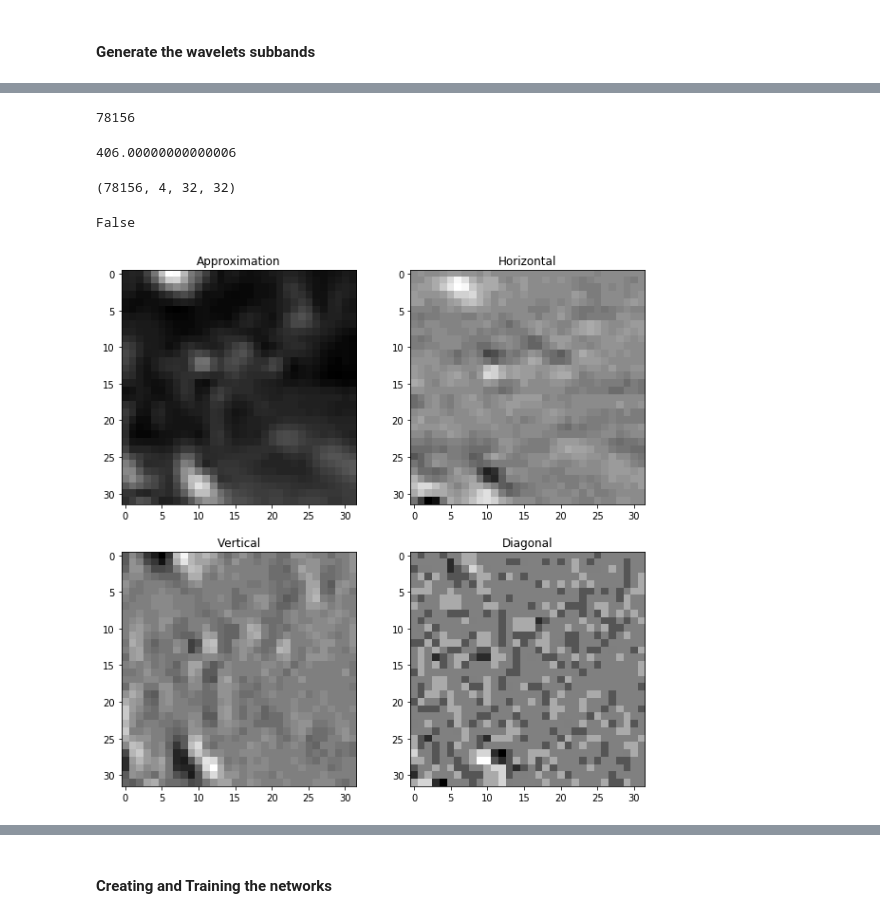
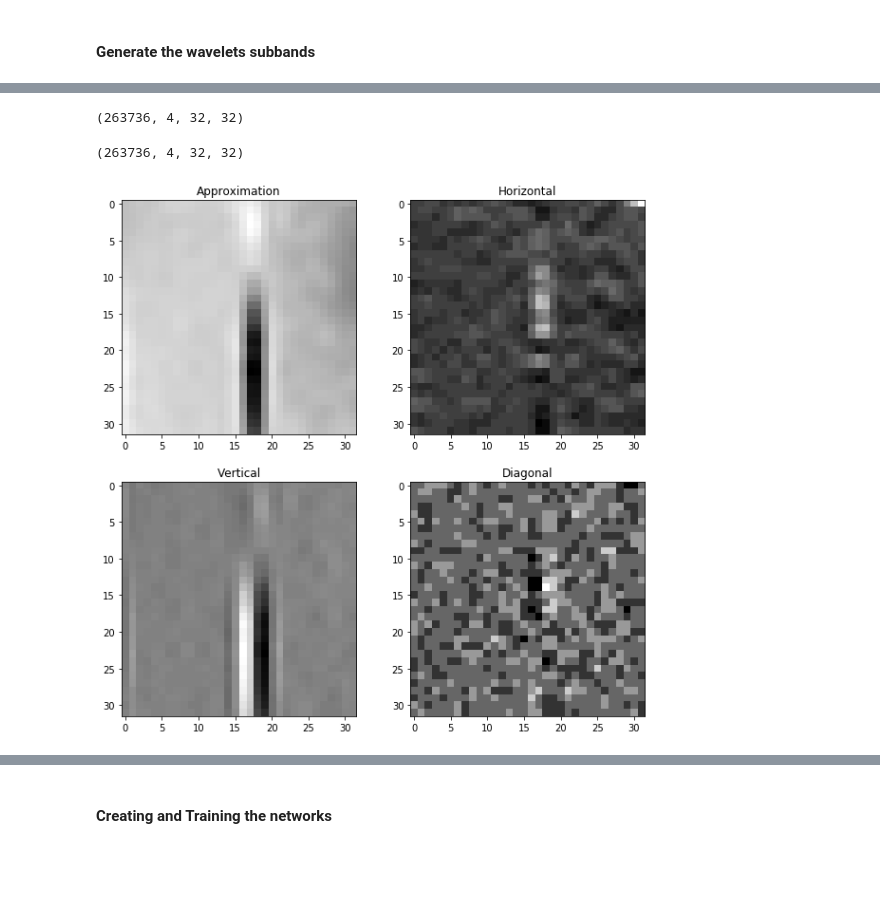
Before and after one commit to Shrecki/SuperHighResProject, a Jupyter notebook: SRCNN_notebook.ipynb, the cells around one changed output, grey strips where cells are left out. Drawn from its saved outputs; the diff is of its cells as text; code cells hidden in the pictures; blank space fills up the shorter version.

```diff
--- a/SRCNN_notebook.ipynb
+++ b/SRCNN_notebook.ipynb
@@ -120,5 +126,5 @@ def getSubImages(image, stride = stride) :
     height, width = retSize(image)
     for h in range(0, height - window_size, stride) :
         for w in range (0, width - window_size, stride) :
-            sub.append(image[h : h + window_size, w : w + window_size])
+            sub.append(image[h : h + window_size, w : w + window_size, :])
     return sub
@@ -194,20 +215,29 @@ numpy.ndarray
 # %%
-shape = 32
+def get_wavelets(labels, samples, ch_number) :
+    assert (ch_number >= 0 and ch_number < 3)
 
-test_list = []
-train_list = []
-for i in range(len(sub_labels)):
-    y = sub_labels[i]
-    x = sub_samples[i]
-
-    dwt_y = pywt.dwt2(y, 'haar')
-    dwt_x = pywt.dwt2(x, 'haar')
+    label_set = []
+    train_set = []
+    for i in range(len(labels)) :
+        x = samples[i][:,:,ch_number]
+        y = labels[i][:,:,ch_number]
 
 
-    hight = np.asfarray([dwt_y[0], dwt_y[1][0], dwt_y[1][1], dwt_y[1][2]])
-    x = np.asfarray([dwt_x[0], dwt_x[1][0], dwt_x[1][1], dwt_x[1][2]])
+        dwt_y = pywt.dwt2(y, 'haar')
+        dwt_x = pywt.dwt2(x, 'haar')
 
-    y = hight - x
 
-    test_list.append(y)
-    train_list.append(x)
+        dwt_hd = np.asfarray([dwt_y[0], dwt_y[1][0], dwt_y[1][1], dwt_y[1][2]])
+
+        dwt_lw = np.asfarray([dwt_x[0], dwt_x[1][0], dwt_x[1][1], dwt_x[1][2]])
+        label = dwt_hd - dwt_lw
+
+        label_set.append(label)
+        train_set.append(dwt_lw)
+
+    index = np.random.permutation(len(label_set))
+
+    label_set = np.asarray(label_set)
+    train_set = np.asarray(train_set)
+
+    return label_set[index], train_set[index]
@@ -224,13 +243,0 @@ def equals(a, b) :
-# %%
-len(test_list)
-# %% [output]
-78156
-# %%
-max_ = 0
-for i in range(len(test_list)) :
-    tmp = test_list[i].max()
-    if (tmp > max_ ) :
-        max_ = tmp
-max_
-# %% [output]
-406.00000000000006
@@ -240,14 +247,18 @@ train = np.asarray(train_list)
+# %%
+test_red, train_red = get_wavelets(sub_labels, sub_samples, 0)
+test_green, train_green = get_wavelets(sub_labels, sub_samples, 1)
+test_blue, train_blue = get_wavelets(sub_labels, sub_samples, 2)
 # %%
-test.shape
+train_red.shape
 # %% [output]
-(78156, 4, 32, 32)
+(263736, 4, 32, 32)
-# %%
-equals(train[10], test[10])
-# %% [output]
-False
+# %%
+test_green.shape
+# %% [output]
+(263736, 4, 32, 32)
 # %%
-sample = train[10]
+sample = train_red[20]
 plot4images(sample[0], sample[1], sample[2], sample[3])
 # %% [output]
-[figure, old version]
+[figure, new version]
 # %%
```
Also changed, not shown: parts of 52 cells of this notebook, 6 other files.
